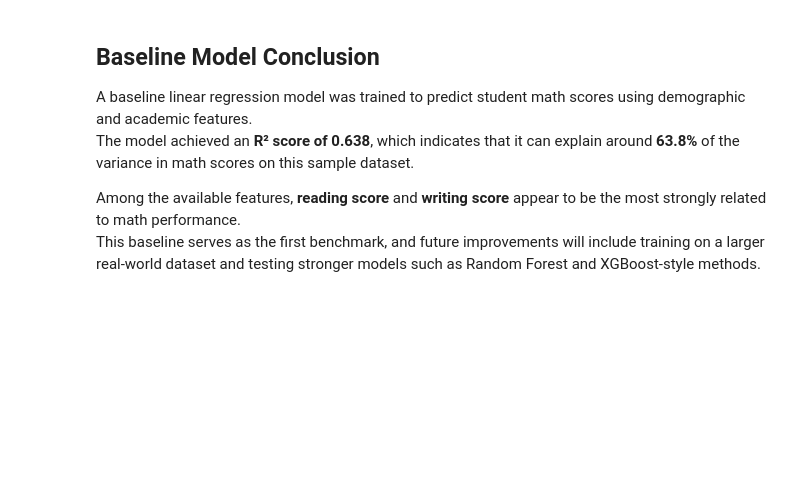
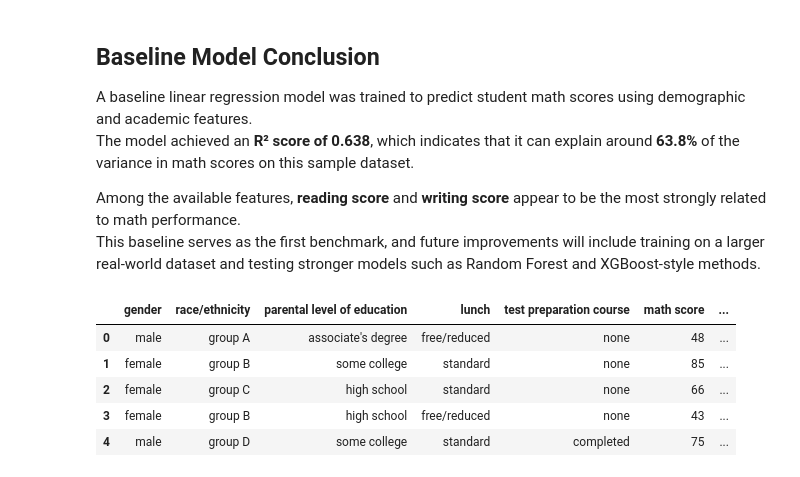
Before and after one commit to SurangaMadushan/ml-prediction-project, a Jupyter notebook: notebooks/01_eda_baseline.ipynb, the cells around one changed output. Cells and saved outputs as stored; diff of their text form; code cells hidden in the pictures; blank space fills up the shorter version.

```diff
--- a/notebooks/01_eda_baseline.ipynb
+++ b/notebooks/01_eda_baseline.ipynb
@@ -245,3 +245,13 @@ The model achieved an **R² score of 0.638**, which indicates that it can explai
 
 Among the available features, **reading score** and **writing score** appear to be the most strongly related to math performance.
 This baseline serves as the first benchmark, and future improvements will include training on a larger real-world dataset and testing stronger models such as Random Forest and XGBoost-style methods.
+# %%
+df_big = pd.read_csv("../data/student_performance_expanded.csv")
+df_big.head()
+# %% [output]
+|  | gender | race/ethnicity | parental level of education | lunch | test preparation course | math score | ... |
+| 0 | male | group A | associate's degree | free/reduced | none | 48 | ... |
+| 1 | female | group B | some college | standard | none | 85 | ... |
+| 2 | female | group C | high school | standard | none | 66 | ... |
+| 3 | female | group B | high school | free/reduced | none | 43 | ... |
+| 4 | male | group D | some college | standard | completed | 75 | ... |
```
Also changed, not shown: parts of 13 cells of this notebook, 3 other files.
